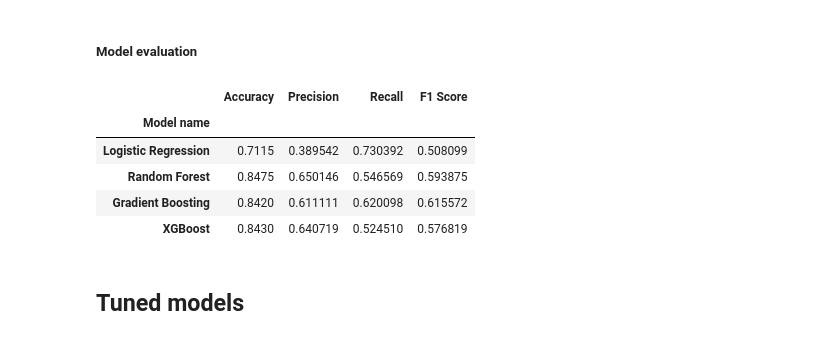
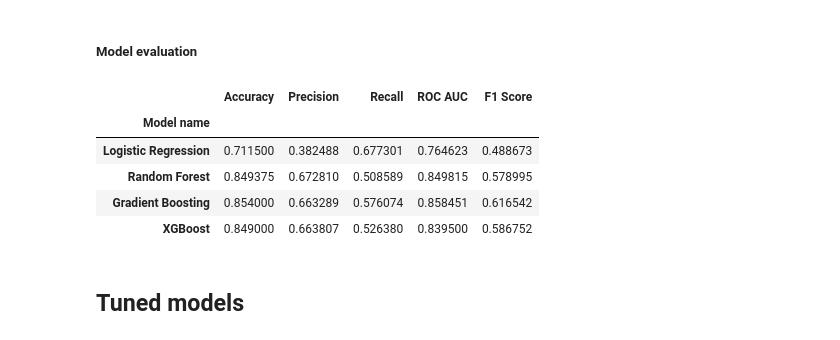
Before and after one commit to raydiwill/customers-churm-ml-app, a Jupyter notebook: notebook/best_model.ipynb, the cells around one changed output. Cells and saved outputs as stored; diff of their text form; code cells hidden in the pictures.

Commit message:
Trained over sampling

```diff
--- a/notebook/best_model.ipynb
+++ b/notebook/best_model.ipynb
@@ -548,23 +523,57 @@ for model_name, feature_importances in feats_imp.items():
+# %%
+smote = SMOTE(random_state=42)
+
+smote_log = imbPipeline(steps=[
+    ('preprocessor', preprocessor),
+    ('smote', smote),
+    ('log_classifier', LogisticRegression(random_state=42))
+])
+
+smote_rf = imbPipeline(steps=[
+    ('preprocessor', preprocessor),
+    ('smote', smote),
+    ('rf_classifier', RandomForestClassifier(random_state=42))
+])
+
+smote_grb = imbPipeline(steps=[
+    ('preprocessor', preprocessor),
+    ('smote', smote),
+    ('boost_classifier', GradientBoostingClassifier(random_state=42))
+])
+
+smote_xgb = imbPipeline(steps=[
+    ('preprocessor', preprocessor),
+    ('smote', smote),
+    ('xgb_classifier', XGBClassifier())
+])
+# %%
+resampled_logistic_cv = cross_validate(smote_log, X_train_1, y_train_1, cv=kfold, scoring=scoring)
+resampled_rf_cv = cross_validate(smote_rf, X_train_1, y_train_1, cv=kfold, scoring=scoring)
+resampled_grb_cv = cross_validate(smote_grb, X_train_1, y_train_1, cv=kfold, scoring=scoring)
+resampled_xgb_cv = cross_validate(smote_xgb, X_train_1, y_train_1, cv=kfold, scoring=scoring)
 # %% [markdown]
 ##### Model evaluation
-# %%
-result_df_2 = pd.DataFrame({
-    "Model name": names,
-    "Accuracy": [perf_dict[model_name]['accuracy'] for model_name in perf_dict.keys()],
-    "Precision": [perf_dict[model_name]['precision'] for model_name in perf_dict.keys()],
-    "Recall": [perf_dict[model_name]['recall'] for model_name in perf_dict.keys()],
-    "F1 Score": [perf_dict[model_name]['f1'] for model_name in perf_dict.keys()]
-})
-
-result_df_2.set_index("Model name", inplace=True)
-result_df_2
-# %% [output]
-|  | Accuracy | Precision | Recall | F1 Score |
-| Model name |  |  |  |  |
-| Logistic Regression | 0.7115 | 0.389542 | 0.730392 | 0.508099 |
-| Random Forest | 0.8475 | 0.650146 | 0.546569 | 0.593875 |
-| Gradient Boosting | 0.8420 | 0.611111 | 0.620098 | 0.615572 |
-| XGBoost | 0.8430 | 0.640719 | 0.524510 | 0.576819 |
+# %%
+resampled_cv_scores = [resampled_logistic_cv, resampled_rf_cv, resampled_grb_cv, resampled_xgb_cv]
+
+result_df_2 = pd.DataFrame({
+    "Model name": names,
+    "Accuracy": [np.mean(scores['test_accuracy']) for scores in resampled_cv_scores],
+    "Precision": [np.mean(scores['test_precision']) for scores in resampled_cv_scores],
+    "Recall": [np.mean(scores['test_recall']) for scores in resampled_cv_scores],
+    "ROC AUC": [np.mean(scores['test_roc_auc']) for scores in resampled_cv_scores],
+    "F1 Score": [np.mean(scores['test_f1']) for scores in resampled_cv_scores]
+})
+
+result_df_2.set_index("Model name", inplace=True)
+result_df_2
+# %% [output]
+|  | Accuracy | Precision | Recall | ROC AUC | F1 Score |
+| Model name |  |  |  |  |  |
+| Logistic Regression | 0.711500 | 0.382488 | 0.677301 | 0.764623 | 0.488673 |
+| Random Forest | 0.849375 | 0.672810 | 0.508589 | 0.849815 | 0.578995 |
+| Gradient Boosting | 0.854000 | 0.663289 | 0.576074 | 0.858451 | 0.616542 |
+| XGBoost | 0.849000 | 0.663807 | 0.526380 | 0.839500 | 0.586752 |
 # %% [markdown]
 ## Tuned models
 # %% [markdown]
```
Also changed, not shown: parts of 6 cells of this notebook.
